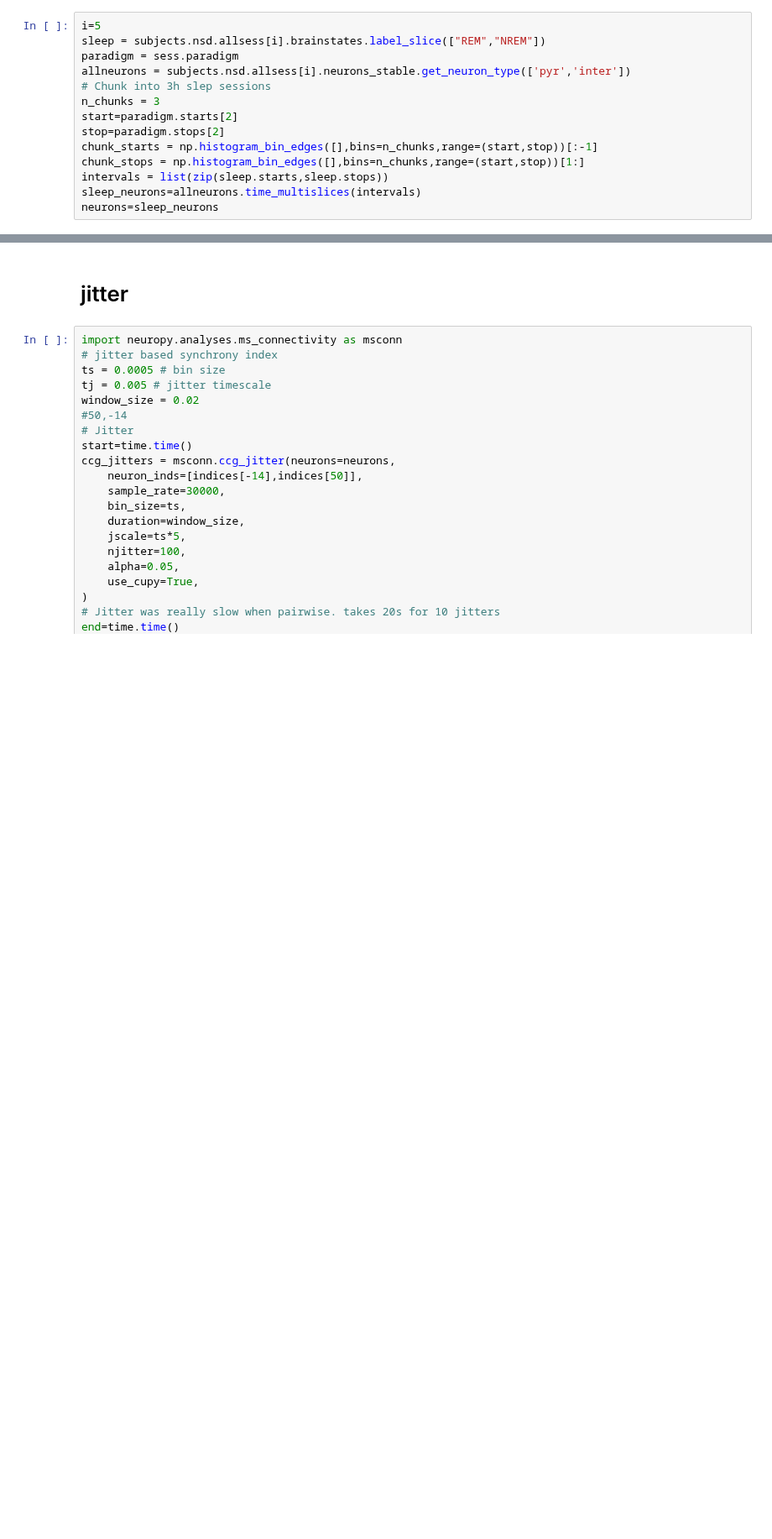
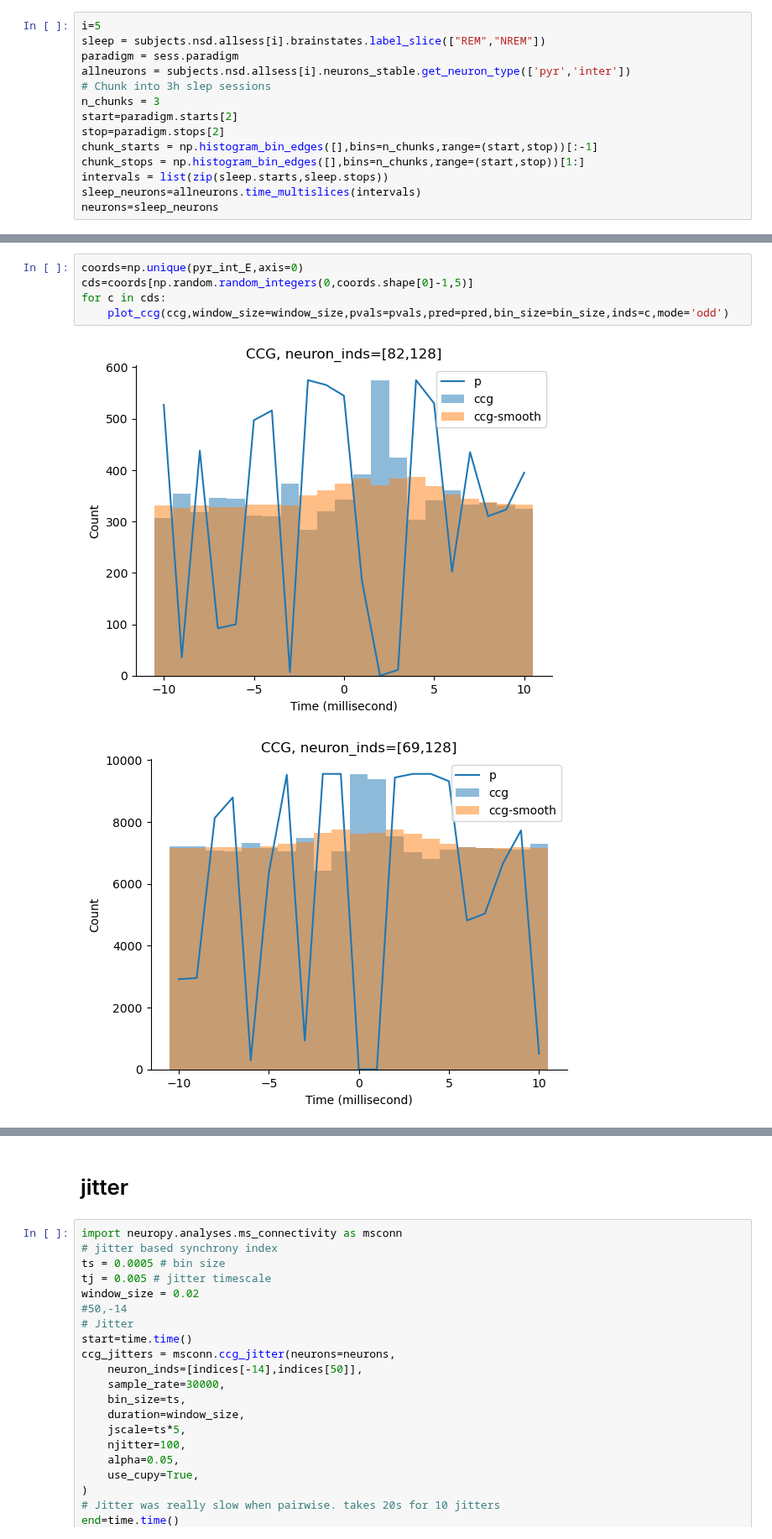
Before and after one commit to selina-lii/NeuroPy, a Jupyter notebook: notebooks/data_explore_selin.ipynb, the cells around one changed output, grey strips where cells are left out. Shown at 84% size. Saved outputs shown, nothing was run; the diff lists cells and outputs as text; blank space fills up the shorter version.

```diff
--- a/notebooks/data_explore_selin.ipynb
+++ b/notebooks/data_explore_selin.ipynb
@@ -281,0 +447,8 @@ neurons=sleep_neurons
+# %%
+coords=np.unique(pyr_int_E,axis=0)
+cds=coords[np.random.random_integers(0,coords.shape[0]-1,5)]
+for c in cds:
+    plot_ccg(ccg,window_size=window_size,pvals=pvals,pred=pred,bin_size=bin_size,inds=c,mode='odd')
+# %% [output]
+[figure, added]
+[figure, added]
```
Also changed, not shown: parts of 27 cells of this notebook, 5 other files.
